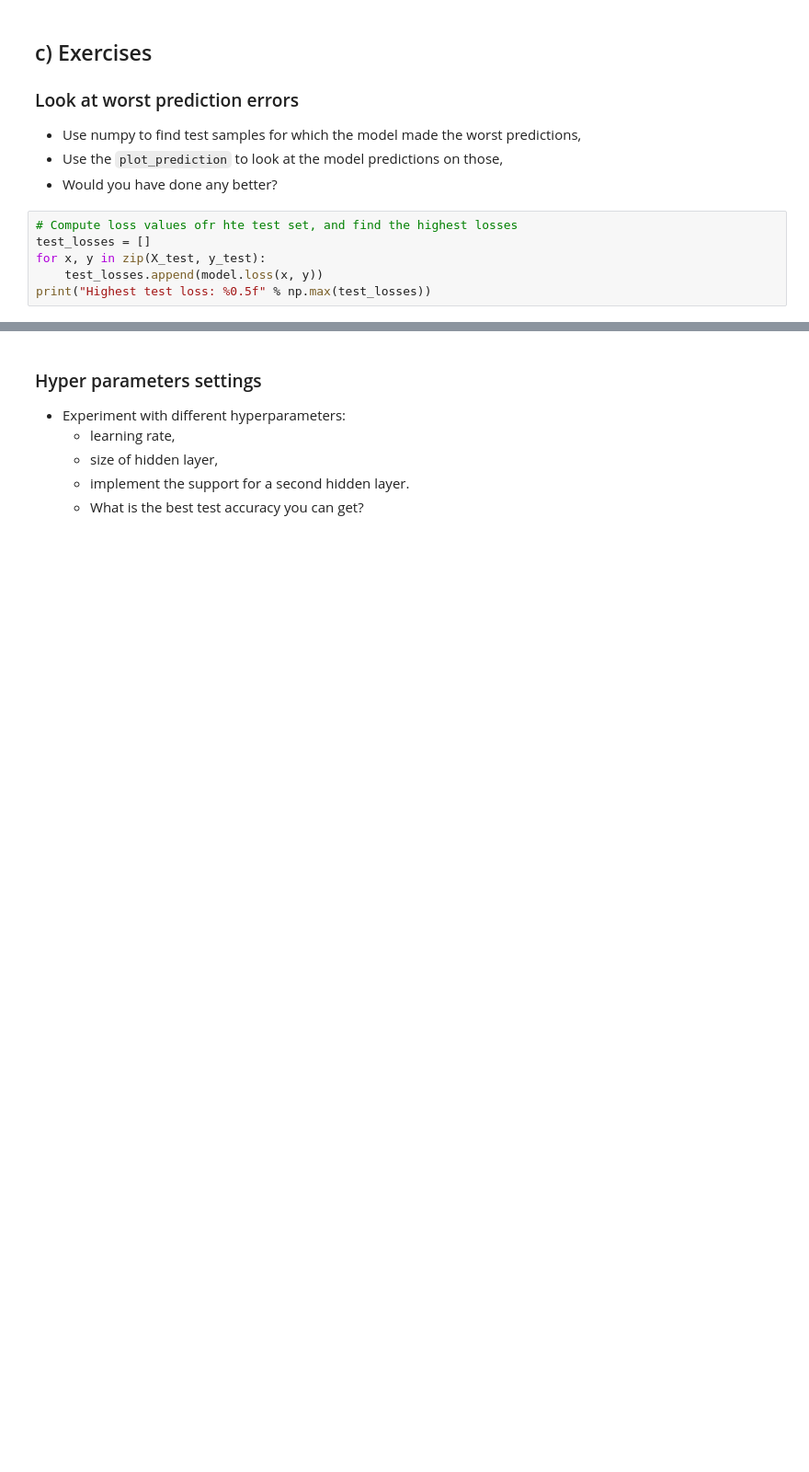
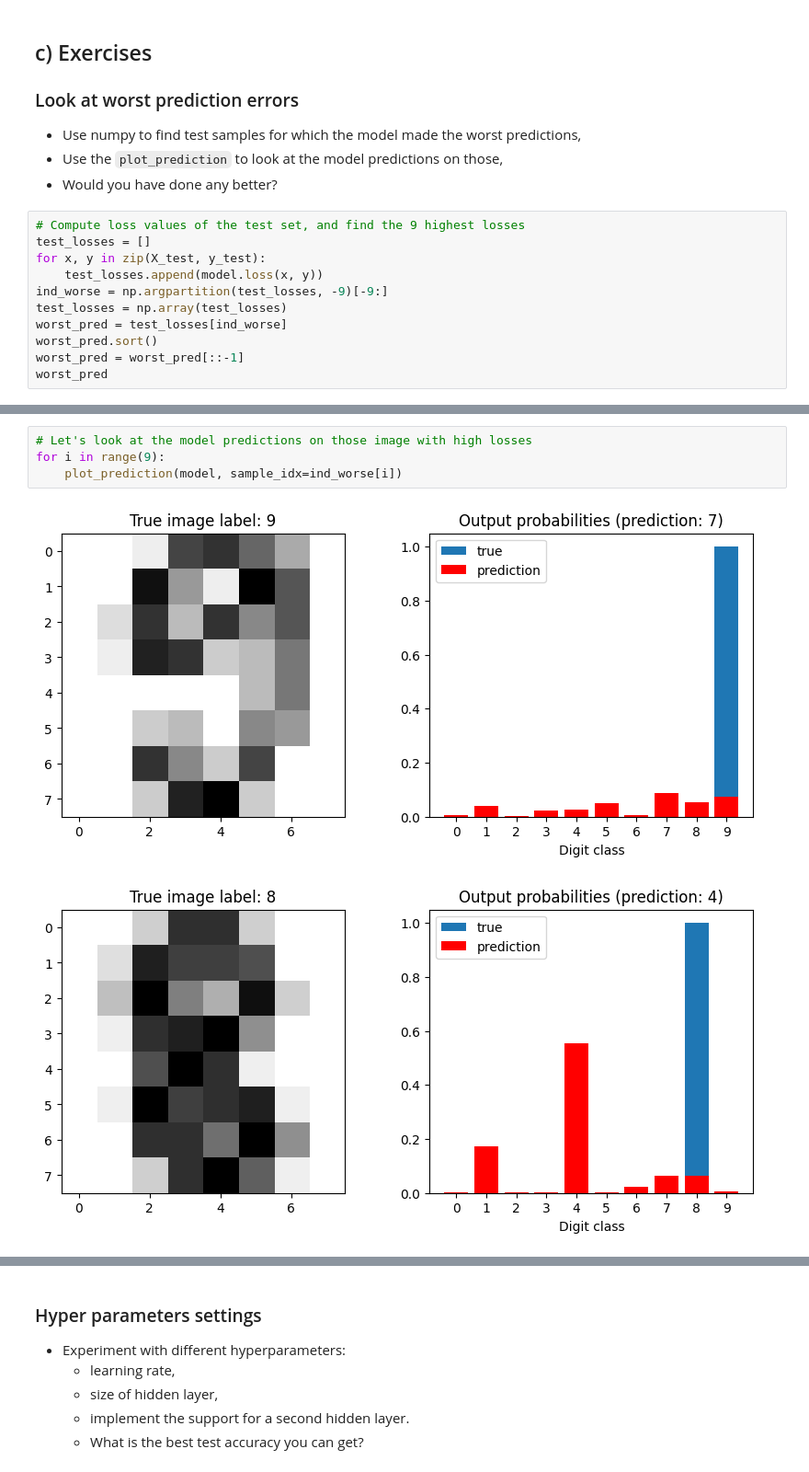
Before and after one commit to AntonioMLancuentra/deep_learning, a Jupyter notebook: 01_materials/labs/lab_2.ipynb, the cells around one changed output, grey strips where cells are left out. Shown at 92% size. Saved outputs shown, nothing was run; the diff lists cells and outputs as text; blank space fills up the shorter version.

```diff
--- a/01_materials/labs/lab_2.ipynb
+++ b/01_materials/labs/lab_2.ipynb
@@ -519,9 +537,14 @@ plot_prediction(model, sample_idx=4)
 - Use the `plot_prediction` to look at the model predictions on those,
 - Would you have done any better?
 # %%
-# Compute loss values ofr hte test set, and find the highest losses
+# Compute loss values of the test set, and find the 9 highest losses
 test_losses = []
 for x, y in zip(X_test, y_test):
     test_losses.append(model.loss(x, y))
-print("Highest test loss: %0.5f" % np.max(test_losses))
+ind_worse = np.argpartition(test_losses, -9)[-9:]
+test_losses = np.array(test_losses)
+worst_pred = test_losses[ind_worse]
+worst_pred.sort()
+worst_pred = worst_pred[::-1]
+worst_pred
 # %% [output]
@@ -528,0 +553,7 @@ Highest test loss: 6.46913
+# %%
+# Let's look at the model predictions on those image with high losses
+for i in range(9):
+    plot_prediction(model, sample_idx=ind_worse[i])
+# %% [output]
+[figure, added]
+[figure, added]
```
Also changed, not shown: parts of 26 cells of this notebook, 1 other file.
